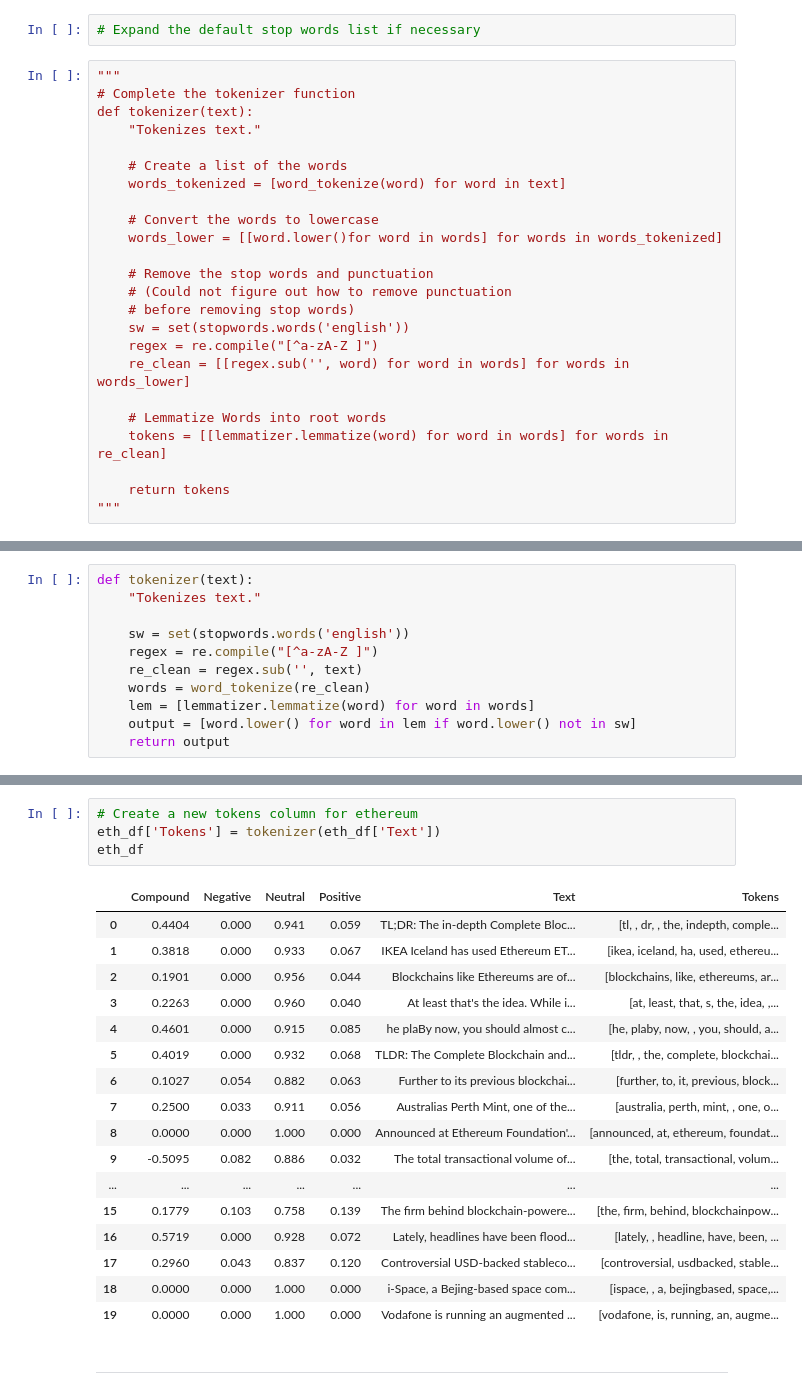
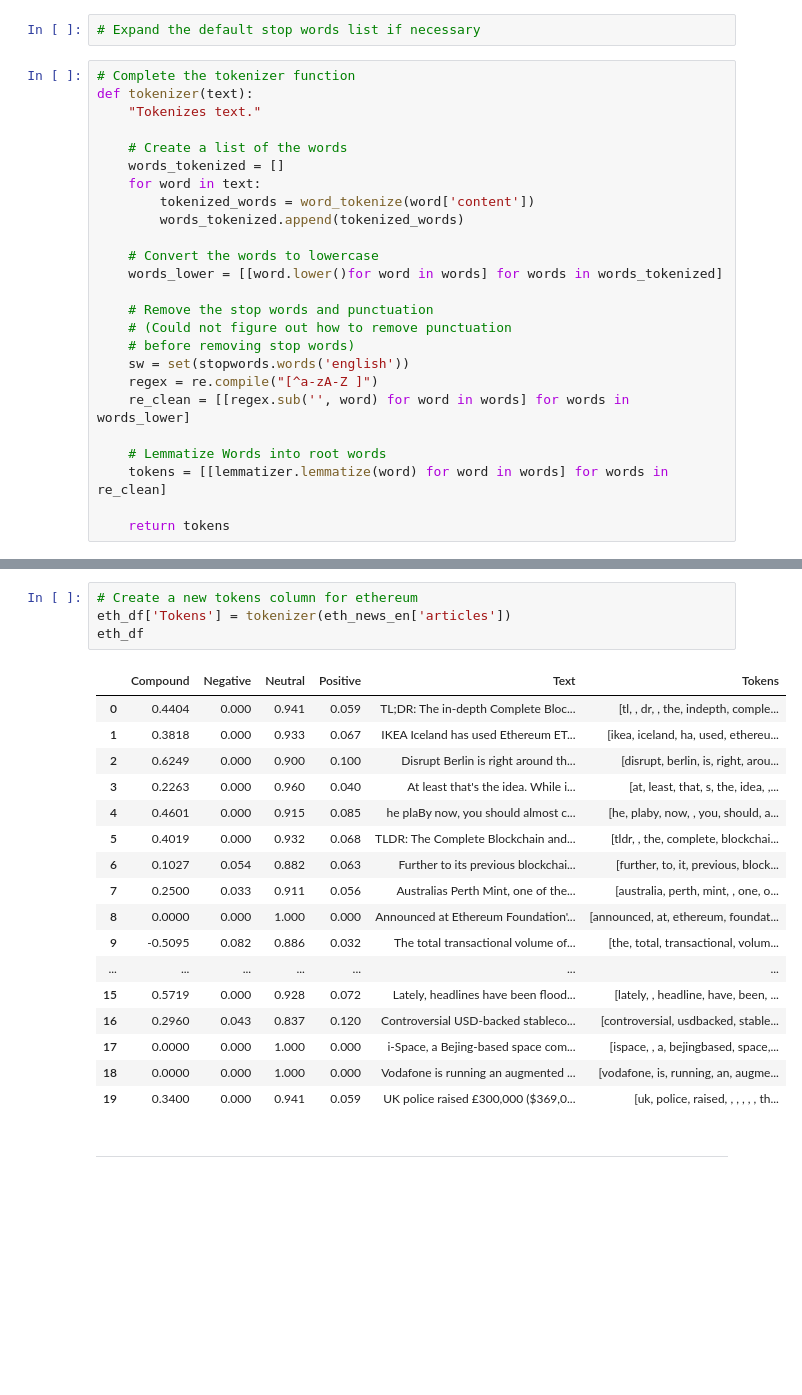
Before and after one commit to RCantu92/cryptocurrency_sentiment_analysis, a Jupyter notebook: Starter_Code/crypto_sentiment.ipynb, the cells around one changed output, grey strips where cells are left out. Drawn from its saved outputs; the diff is of its cells as text; blank space fills up the shorter version.

```diff
--- a/Starter_Code/crypto_sentiment.ipynb
+++ b/Starter_Code/crypto_sentiment.ipynb
@@ -153,13 +155,15 @@ lemmatizer = WordNetLemmatizer()
 # %%
 # Expand the default stop words list if necessary
 # %%
-"""
 # Complete the tokenizer function
 def tokenizer(text):
     "Tokenizes text."
 
     # Create a list of the words
-    words_tokenized = [word_tokenize(word) for word in text]
+    words_tokenized = []
+    for word in text:
+        tokenized_words = word_tokenize(word['content'])
+        words_tokenized.append(tokenized_words)
 
     # Convert the words to lowercase
     words_lower = [[word.lower()for word in words] for words in words_tokenized]
@@ -175,4 +179,3 @@ def tokenizer(text):
     tokens = [[lemmatizer.lemmatize(word) for word in words] for words in re_clean]
 
     return tokens
-"""
@@ -181,13 +182,2 @@ def tokenizer(text):
-# %%
-def tokenizer(text):
-    "Tokenizes text."
-
-    sw = set(stopwords.words('english'))
-    regex = re.compile("[^a-zA-Z ]")
-    re_clean = regex.sub('', text)
-    words = word_tokenize(re_clean)
-    lem = [lemmatizer.lemmatize(word) for word in words]
-    output = [word.lower() for word in lem if word.lower() not in sw]
-    return output
 # %%
 # Create a new tokens column for bitcoin
@@ -198,12 +204,12 @@ TypeError: expected string or bytes-like object
 # %%
 # Create a new tokens column for ethereum
-eth_df['Tokens'] = tokenizer(eth_df['Text'])
+eth_df['Tokens'] = tokenizer(eth_news_en['articles'])
 eth_df
 # %% [output]
 |  | Compound | Negative | Neutral | Positive | Text | Tokens |
 | 0 | 0.4404 | 0.000 | 0.941 | 0.059 | TL;DR: The in-depth Complete Bloc... | [tl, , dr, , the, indepth, comple... |
 | 1 | 0.3818 | 0.000 | 0.933 | 0.067 | IKEA Iceland has used Ethereum ET... | [ikea, iceland, ha, used, ethereu... |
-| 2 | 0.1901 | 0.000 | 0.956 | 0.044 | Blockchains like Ethereums are of... | [blockchains, like, ethereums, ar... |
+| 2 | 0.6249 | 0.000 | 0.900 | 0.100 | Disrupt Berlin is right around th... | [disrupt, berlin, is, right, arou... |
 | 3 | 0.2263 | 0.000 | 0.960 | 0.040 | At least that's the idea. While i... | [at, least, that, s, the, idea, ,... |
 | 4 | 0.4601 | 0.000 | 0.915 | 0.085 | he plaBy now, you should almost c... | [he, plaby, now, , you, should, a... |
 | 5 | 0.4019 | 0.000 | 0.932 | 0.068 | TLDR: The Complete Blockchain and... | [tldr, , the, complete, blockchai... |
@@ -212,11 +218,11 @@ eth_df
 | 8 | 0.0000 | 0.000 | 1.000 | 0.000 | Announced at Ethereum Foundation'... | [announced, at, ethereum, foundat... |
 | 9 | -0.5095 | 0.082 | 0.886 | 0.032 | The total transactional volume of... | [the, total, transactional, volum... |
 | ... | ... | ... | ... | ... | ... | ... |
-| 15 | 0.1779 | 0.103 | 0.758 | 0.139 | The firm behind blockchain-powere... | [the, firm, behind, blockchainpow... |
-| 16 | 0.5719 | 0.000 | 0.928 | 0.072 | Lately, headlines have been flood... | [lately, , headline, have, been, ... |
-| 17 | 0.2960 | 0.043 | 0.837 | 0.120 | Controversial USD-backed stableco... | [controversial, usdbacked, stable... |
-| 18 | 0.0000 | 0.000 | 1.000 | 0.000 | i-Space, a Bejing-based space com... | [ispace, , a, bejingbased, space,... |
-| 19 | 0.0000 | 0.000 | 1.000 | 0.000 | Vodafone is running an augmented ... | [vodafone, is, running, an, augme... |
+| 15 | 0.5719 | 0.000 | 0.928 | 0.072 | Lately, headlines have been flood... | [lately, , headline, have, been, ... |
+| 16 | 0.2960 | 0.043 | 0.837 | 0.120 | Controversial USD-backed stableco... | [controversial, usdbacked, stable... |
+| 17 | 0.0000 | 0.000 | 1.000 | 0.000 | i-Space, a Bejing-based space com... | [ispace, , a, bejingbased, space,... |
+| 18 | 0.0000 | 0.000 | 1.000 | 0.000 | Vodafone is running an augmented ... | [vodafone, is, running, an, augme... |
+| 19 | 0.3400 | 0.000 | 0.941 | 0.059 | UK police raised £300,000 ($369,0... | [uk, police, raised, , , , , , th... |
 # %% [markdown]
 ---
 # %% [markdown]
```
Also changed, not shown: parts of 11 cells of this notebook.
